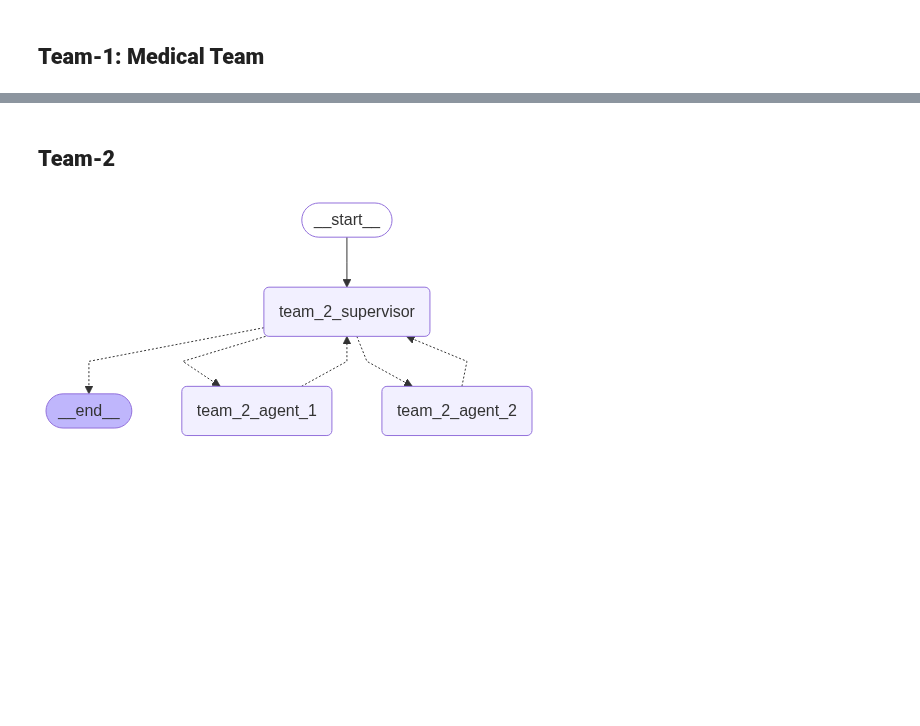
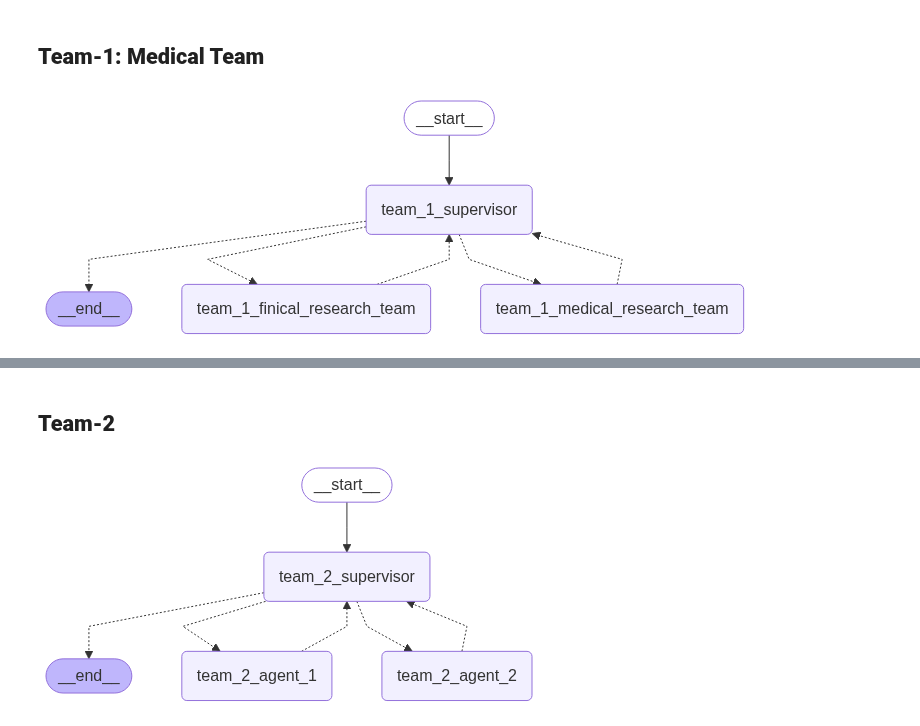
Before and after one commit to kinjal-AIML/End-to-End-Agentic-Ai-Automation-Lab, a Jupyter notebook: 04-LangGraph-Agentic-Workflows/Assignments/02-Multi-Agent/autonomous-research-agent.ipynb, the cells around one changed output, grey strips where cells are left out. Cells and saved outputs as stored; diff of their text form; code cells hidden in the pictures; blank space fills up the shorter version.

Commit message:
jurnel research team are working very well

```diff
--- a/04-LangGraph-Agentic-Workflows/Assignments/02-Multi-Agent/autonomous-research-agent.ipynb
+++ b/04-LangGraph-Agentic-Workflows/Assignments/02-Multi-Agent/autonomous-research-agent.ipynb
@@ -65,6 +86,6 @@ class ResearchTeamSelection(BaseModel):
     reason: Annotated[str, Field(description="Short explanation for why this team was selected.")]
 # %%
-members = ["finical_search_tool", "pub_medical_tool"]
+members = ["team_1_medical_research_team", "team_1_finical_research_team"]
 # %%
 team_selection_sys_prompt = """
     You are a supervisor, tasked with managing a conversation between the following workers: {members}.
@@ -77,7 +98,7 @@ team_selection_sys_prompt = """
 from langgraph.types import Command
 from langgraph.graph import StateGraph, START, END
 
-def team_1_supervisor(state: Tema1State) -> Command[Literal["team_1_medical_research_team", "team_1_agent_2", "__end__"]]:
+def team_1_supervisor(state: Tema1State) -> Command[Literal["team_1_medical_research_team", "team_1_finical_research_team", "__end__"]]:
     print("--Medical Supervisor--")
 
     messages = [
@@ -113,16 +219,34 @@ def team_1_medical_research_team(state: Tema1State) -> Command[Literal["team_1_s
 # %%
-def team_1_agent_2(state: Tema1State) -> Command[Literal["team_1_supervisor"]]:
-    pass
+def team_1_finical_research_team(state: Tema1State) -> Command[Literal["team_1_supervisor"]]:
+    print("===Finical research team===")
 
+    finical_research_team = create_react_agent(
+        llm,
+        tools=[wiki_search_tool, pub_medical_tool],
+        prompt=medical_research_prompt
+    )
 
-## team 1 sub graph state define
+    response = finical_research_team.invoke(state)
 
-team_1_builder = StateGraph(Tema1State)
-team_1_builder.add_node("team_1_supervisor", team_1_supervisor)
-team_1_builder.add_node("team_1_agent_1", team_1_medical_research_team)
-team_1_builder.add_node("team_1_agent_2", team_1_agent_2)
-
-## Edges
-team_1_builder.add_edge(START, "team_1_supervisor")
-team_1_graph = team_1_builder.compile()
-team_1_graph
+    print("=====medical-research done=====")
+    return Command(
+        update={
+            "messages": [
+                HumanMessage(content=response["messages"][-1].content, name="finical_researcher_team")
+            ]
+        }
+    )
+# %%
+## team 1 sub graph state define
+
+team_1_builder = StateGraph(Tema1State)
+team_1_builder.add_node("team_1_supervisor", team_1_supervisor)
+team_1_builder.add_node("team_1_medical_research_team", team_1_medical_research_team)
+team_1_builder.add_node("team_1_finical_research_team", team_1_finical_research_team)
+
+## Edges
+team_1_builder.add_edge(START, "team_1_supervisor")
+team_1_graph = team_1_builder.compile()
+team_1_graph
+# %% [output]
+[figure, added]
```
Also changed, not shown: parts of 9 cells of this notebook.
